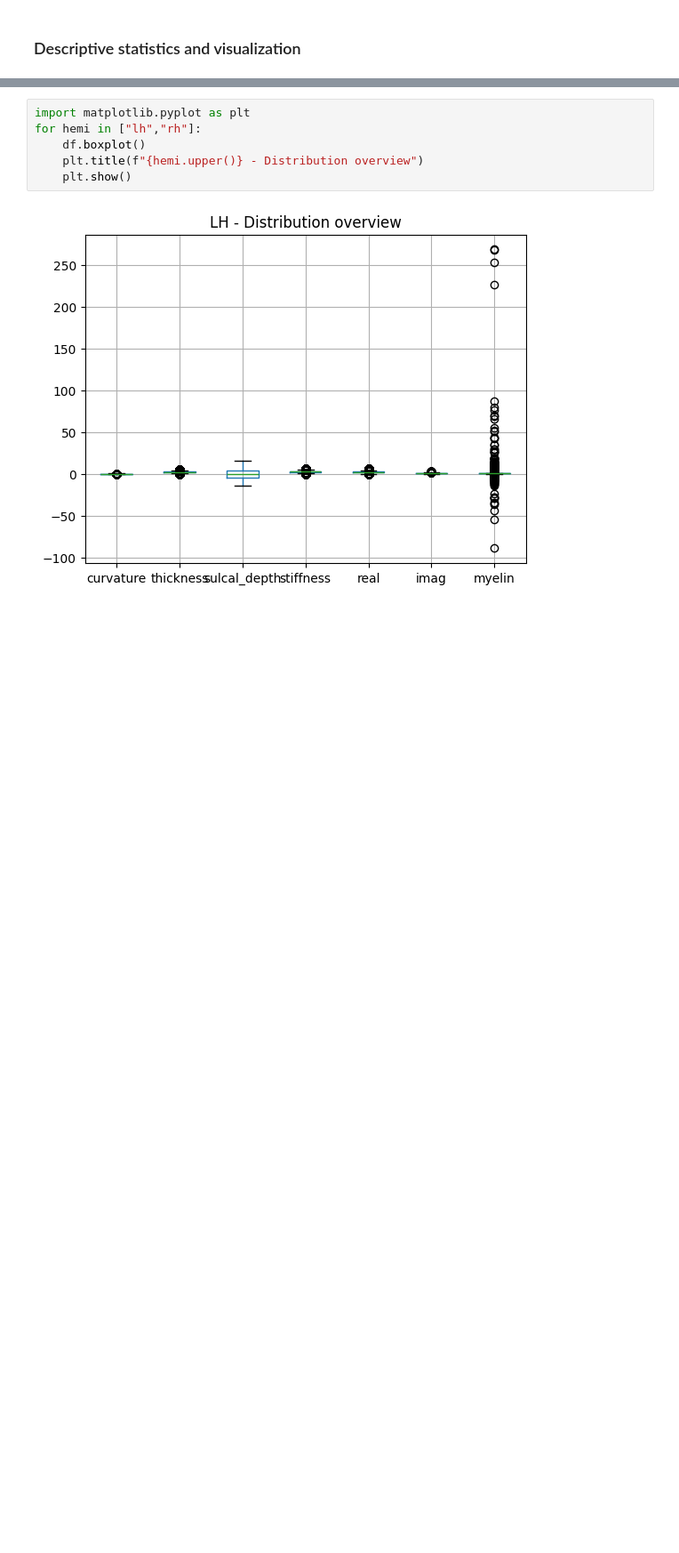
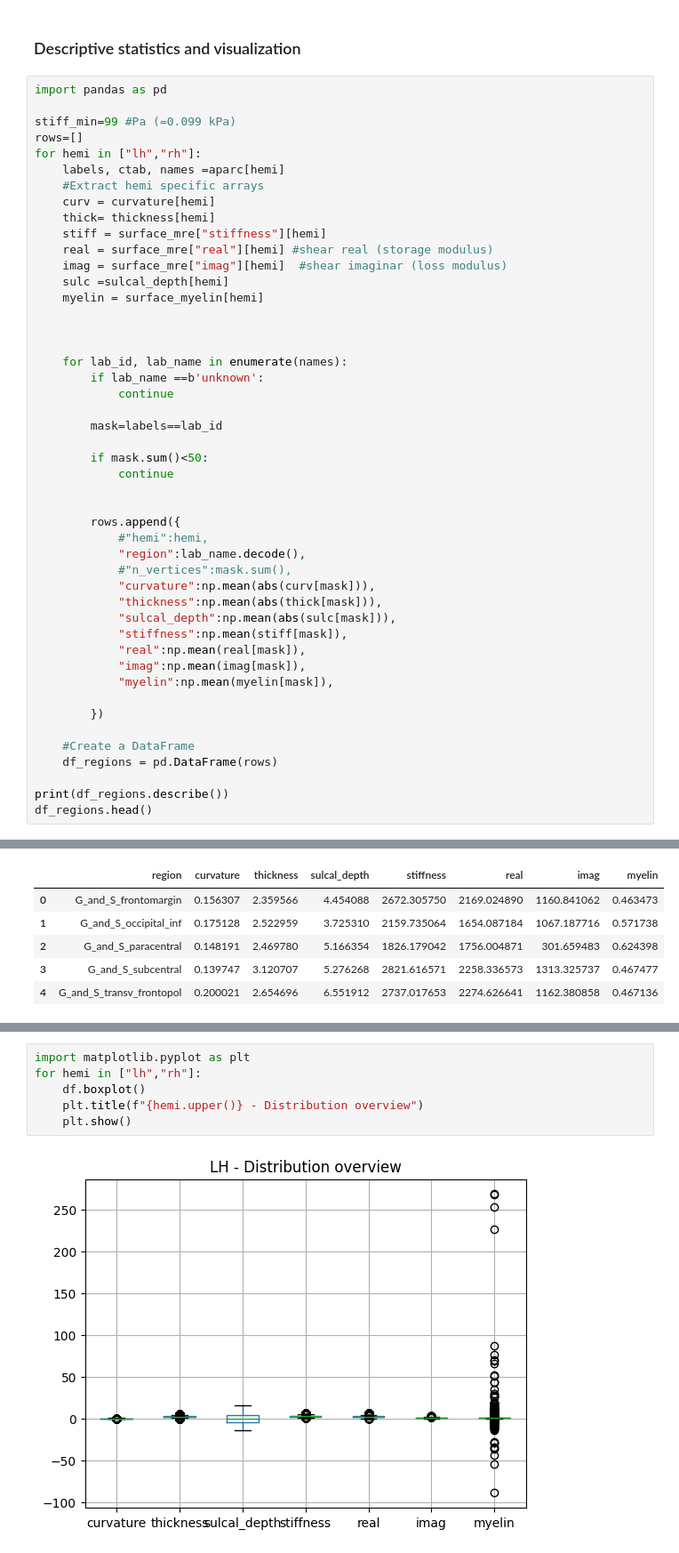
Before and after one commit to oana226/thesis, a Jupyter notebook: Statistics.ipynb, the cells around one changed output, grey strips where cells are left out. Shown at 89% size. Drawn from its saved outputs; the diff is of its cells as text; blank space fills up the shorter version.

```diff
--- a/Statistics.ipynb
+++ b/Statistics.ipynb
@@ -123,2 +166,50 @@ rh -88.70064074702577 268.28192951844795 0.5149783843283172
 # %% [markdown]
 ### Descriptive statistics and visualization
+# %%
+import pandas as pd
+
+stiff_min=99 #Pa (=0.099 kPa)
+rows=[]
+for hemi in ["lh","rh"]:
+    labels, ctab, names =aparc[hemi]
+    #Extract hemi specific arrays
+    curv = curvature[hemi]
+    thick= thickness[hemi]
+    stiff = surface_mre["stiffness"][hemi]
+    real = surface_mre["real"][hemi] #shear real (storage modulus)
+    imag = surface_mre["imag"][hemi]  #shear imaginar (loss modulus)
+    sulc =sulcal_depth[hemi]
+    myelin = surface_myelin[hemi]
+
+
+
+    for lab_id, lab_name in enumerate(names):
+        if lab_name ==b'unknown':
+            continue
+
+        mask=labels==lab_id
+
+        if mask.sum()<50:
+            continue
+
+
+        rows.append({
+            #"hemi":hemi,
+            "region":lab_name.decode(),
+            #"n_vertices":mask.sum(),
+            "curvature":np.mean(abs(curv[mask])),
+            "thickness":np.mean(abs(thick[mask])),
+            "sulcal_depth":np.mean(abs(sulc[mask])),
+            "stiffness":np.mean(stiff[mask]),
+            "real":np.mean(real[mask]),
+            "imag":np.mean(imag[mask]),
+            "myelin":np.mean(myelin[mask]),
+
+        })
+
+    #Create a DataFrame
+    df_regions = pd.DataFrame(rows)
+
+print(df_regions.describe())
+df_regions.head()
+# %% [output]
@@ -124,0 +235,6 @@ rh -88.70064074702577 268.28192951844795 0.5149783843283172
+|  | region | curvature | thickness | sulcal_depth | stiffness | real | imag | myelin |
+| 0 | G_and_S_frontomargin | 0.156307 | 2.359566 | 4.454088 | 2672.305750 | 2169.024890 | 1160.841062 | 0.463473 |
+| 1 | G_and_S_occipital_inf | 0.175128 | 2.522959 | 3.725310 | 2159.735064 | 1654.087184 | 1067.187716 | 0.571738 |
+| 2 | G_and_S_paracentral | 0.148191 | 2.469780 | 5.166354 | 1826.179042 | 1756.004871 | 301.659483 | 0.624398 |
+| 3 | G_and_S_subcentral | 0.139747 | 3.120707 | 5.276268 | 2821.616571 | 2258.336573 | 1313.325737 | 0.467477 |
+| 4 | G_and_S_transv_frontopol | 0.200021 | 2.654696 | 6.551912 | 2737.017653 | 2274.626641 | 1162.380858 | 0.467136 |
```
Also changed, not shown: parts of 33 cells of this notebook, 1 other file.
